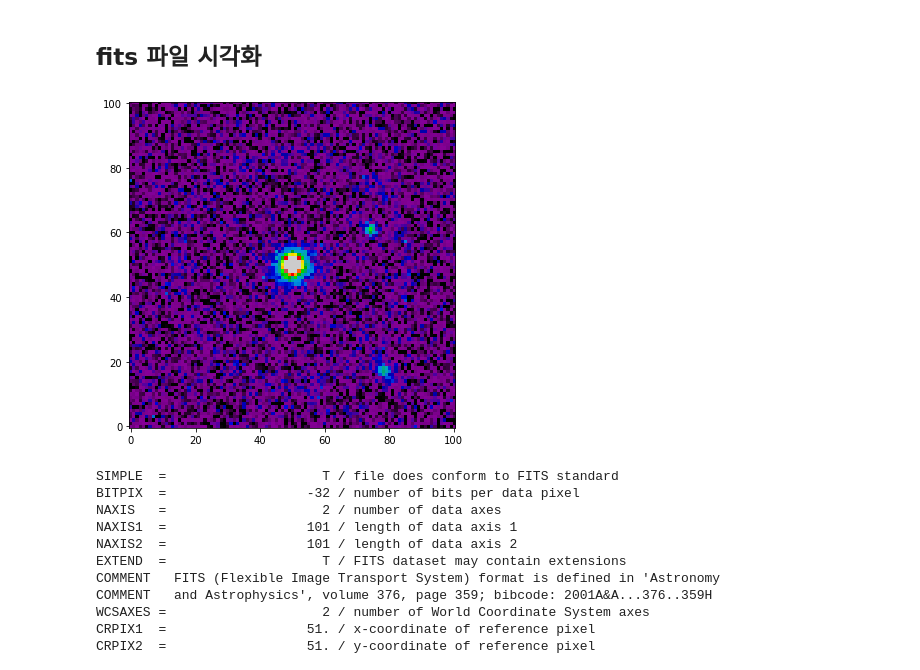
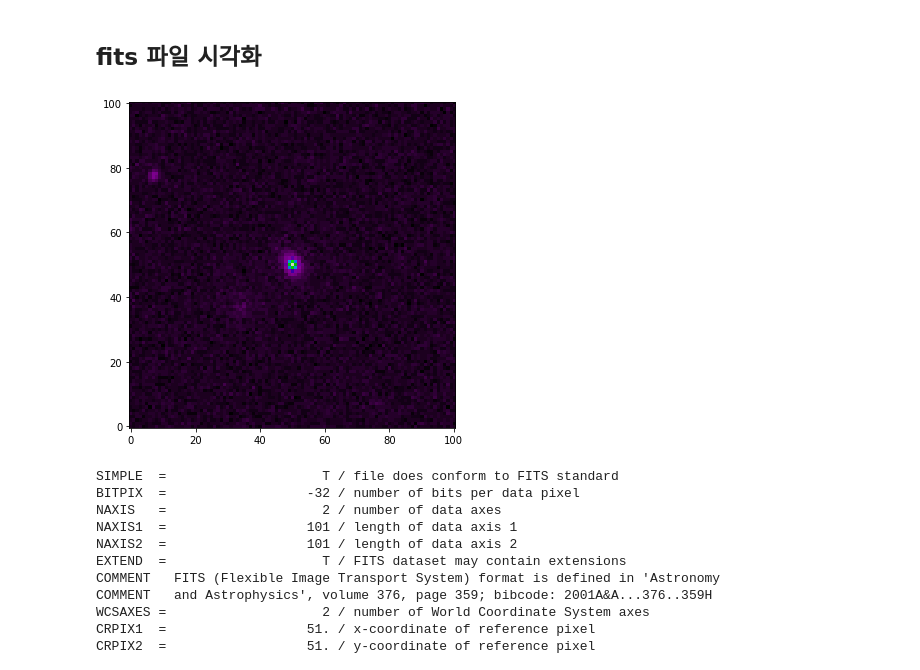
Before and after one commit to 2022-vacation-project-GLC/model, a Jupyter notebook: CNN/cnn.ipynb, the cells around one changed output. Saved outputs shown, nothing was run; the diff lists cells and outputs as text; code cells hidden in the pictures.

```diff
--- a/CNN/cnn.ipynb
+++ b/CNN/cnn.ipynb
@@ -3,23 +3,23 @@
 # %%
 from astropy.io import fits
 import numpy as np
 import matplotlib.pyplot as plt
-place_p = "/Users/munpyeong-an/Documents/학교/1학기/CRA 방학프로젝트/방학 전 계획/수집 폴더/데이터셋/SpaceBasedTraining/Data.1/Public/Band1/imageEUC_VIS-100000.fits"
+place_p = "/Users/munpyeong-an/Documents/학교/1학기/CRA 방학프로젝트/방학 전 계획/수집 폴더/데이터셋/SpaceBasedTraining/Data.1/Public/Band1/imageEUC_VIS-100015.fits"
 place_d = "D:\\GLC_dataset\\train\\Data.0\\Data.0\\Private\Band1\\NoLensImage\\imageEUC_VIS-100002.fits"
 hdulist = fits.open(place_p)
 data = hdulist[0].data
 header = hdulist[0].header
 
 graph = np.array(data, dtype=np.float32)
 
 max_value = np.percentile(graph, 99.8)
 min_value = np.percentile(graph, 10)
 
 plt.figure(figsize=(8,6))
-image_matplotlib = plt.imshow(graph, cmap='nipy_spectral', vmax=max_value, vmin=min_value, origin='lower')
+image_matplotlib = plt.imshow(graph, cmap='nipy_spectral', origin='lower') #vmax=max_value, vmin=min_value,
 plt.show()
 # %% [output]
-[figure, old version]
+[figure, new version]
 # %%
 header
 # %% [output]
```
Also changed, not shown: parts of 8 cells of this notebook.
